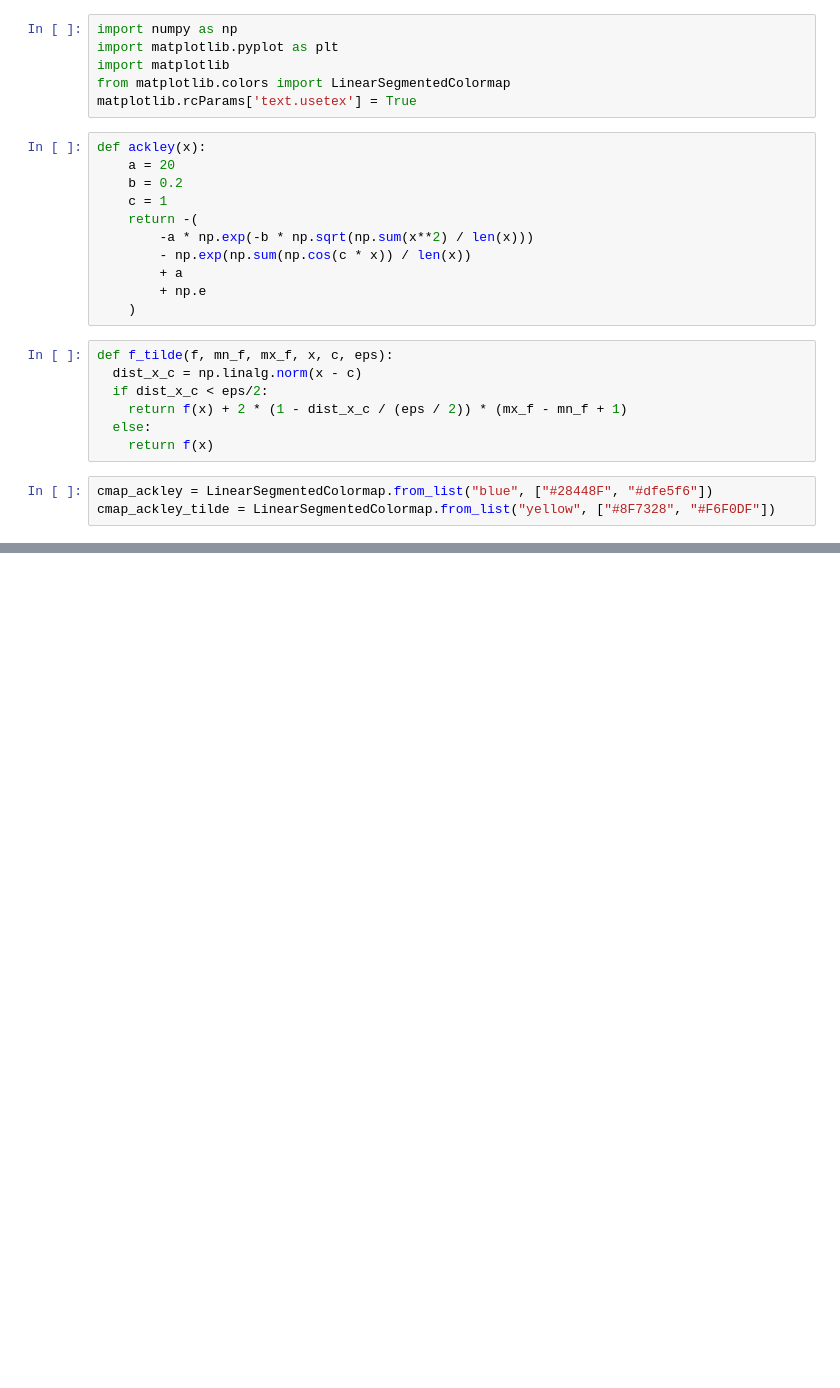
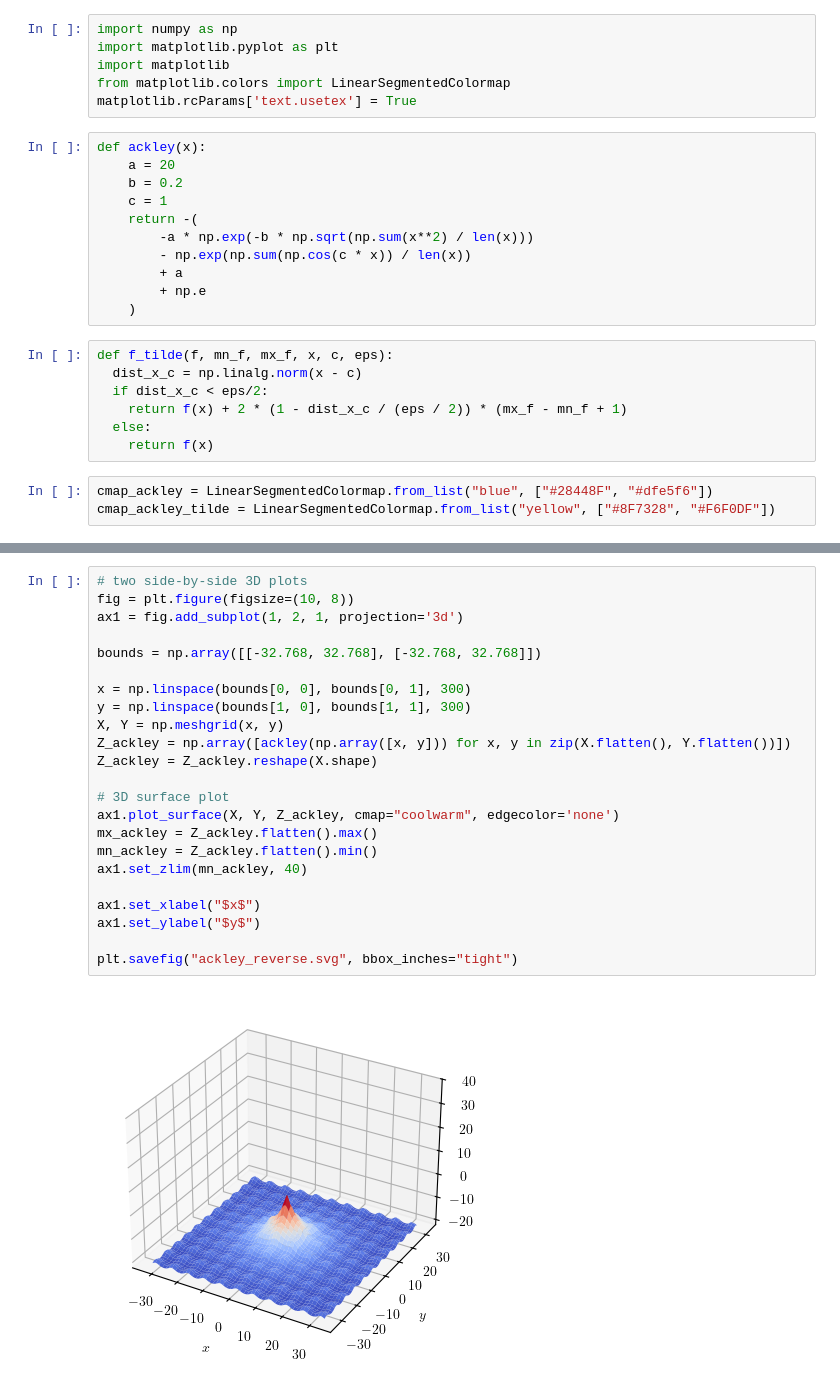
Before and after one commit to gaetanserre/LipoCons, a Jupyter notebook: verso_manual/Manual/Pages/Indistinguishable/f_tilde_expr.ipynb, the cells around one changed output, grey strips where cells are left out. Cells and saved outputs as stored; diff of their text form; blank space fills up the shorter version.

```diff
--- a/verso_manual/Manual/Pages/Indistinguishable/f_tilde_expr.ipynb
+++ b/verso_manual/Manual/Pages/Indistinguishable/f_tilde_expr.ipynb
@@ -62,0 +67,25 @@ plt.savefig("../../../static_files/ackley_tilde.png", bbox_inches="tight", dpi=8
+# %%
+# two side-by-side 3D plots
+fig = plt.figure(figsize=(10, 8))
+ax1 = fig.add_subplot(1, 2, 1, projection='3d')
+
+bounds = np.array([[-32.768, 32.768], [-32.768, 32.768]])
+
+x = np.linspace(bounds[0, 0], bounds[0, 1], 300)
+y = np.linspace(bounds[1, 0], bounds[1, 1], 300)
+X, Y = np.meshgrid(x, y)
+Z_ackley = np.array([ackley(np.array([x, y])) for x, y in zip(X.flatten(), Y.flatten())])
+Z_ackley = Z_ackley.reshape(X.shape)
+
+# 3D surface plot
+ax1.plot_surface(X, Y, Z_ackley, cmap="coolwarm", edgecolor='none')
+mx_ackley = Z_ackley.flatten().max()
+mn_ackley = Z_ackley.flatten().min()
+ax1.set_zlim(mn_ackley, 40)
+
+ax1.set_xlabel("$x$")
+ax1.set_ylabel("$y$")
+
+plt.savefig("ackley_reverse.svg", bbox_inches="tight")
+# %% [output]
+[figure, added]
```
Also changed, not shown: parts of 2 cells of this notebook, 3 other files.
